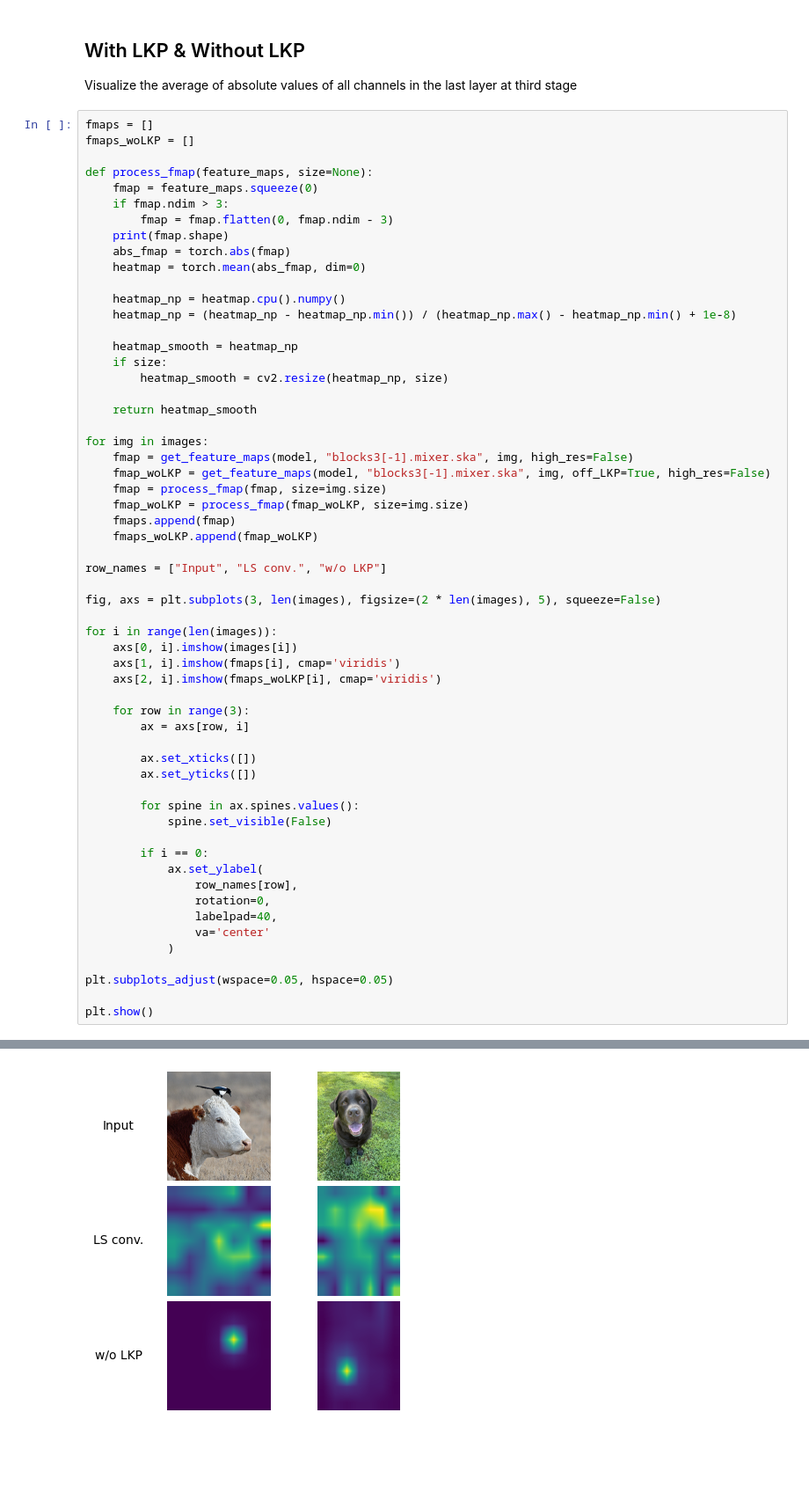
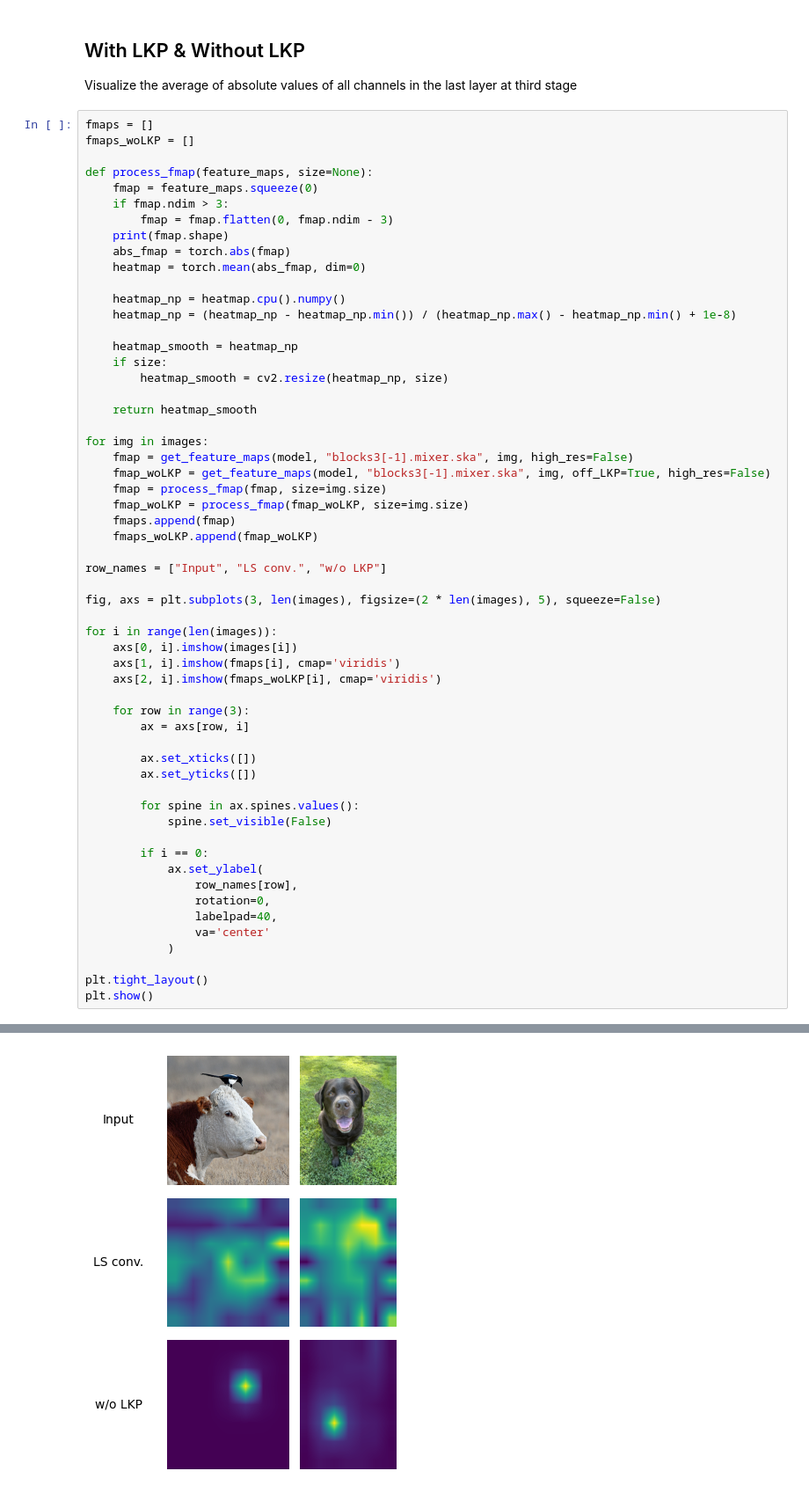
Before and after one commit to giahuytran4205/LSNet-Feature-maps-visualization, a Jupyter notebook: visualization.ipynb, the cells around one changed output, grey strips where cells are left out. Shown at 88% size. Cells and saved outputs as stored; diff of their text form; blank space fills up the shorter version.

```diff
--- a/visualization.ipynb
+++ b/visualization.ipynb
@@ -165,34 +165,33 @@ for i in range(len(images)):
 
     for row in range(3):
         ax = axs[row, i]
 
         ax.set_xticks([])
         ax.set_yticks([])
 
         for spine in ax.spines.values():
             spine.set_visible(False)
 
         if i == 0:
             ax.set_ylabel(
                 row_names[row],
                 rotation=0,
                 labelpad=40,
                 va='center'
             )
 
-plt.subplots_adjust(wspace=0.05, hspace=0.05)
-
+plt.tight_layout()
 plt.show()
 # %% [output]
 Feature map with shape: torch.Size([1, 384, 7, 7])
 Removed 9 large kernel depth-wise convolution in LKP
 Feature map with shape: torch.Size([1, 384, 7, 7])
 torch.Size([384, 7, 7])
 torch.Size([384, 7, 7])
 Feature map with shape: torch.Size([1, 384, 7, 7])
 Removed 9 large kernel depth-wise convolution in LKP
 Feature map with shape: torch.Size([1, 384, 7, 7])
 torch.Size([384, 7, 7])
 torch.Size([384, 7, 7])
-[figure, old version]
+[figure, new version]
 # %% [markdown]
```
Also changed, not shown: parts of 2 cells of this notebook.
